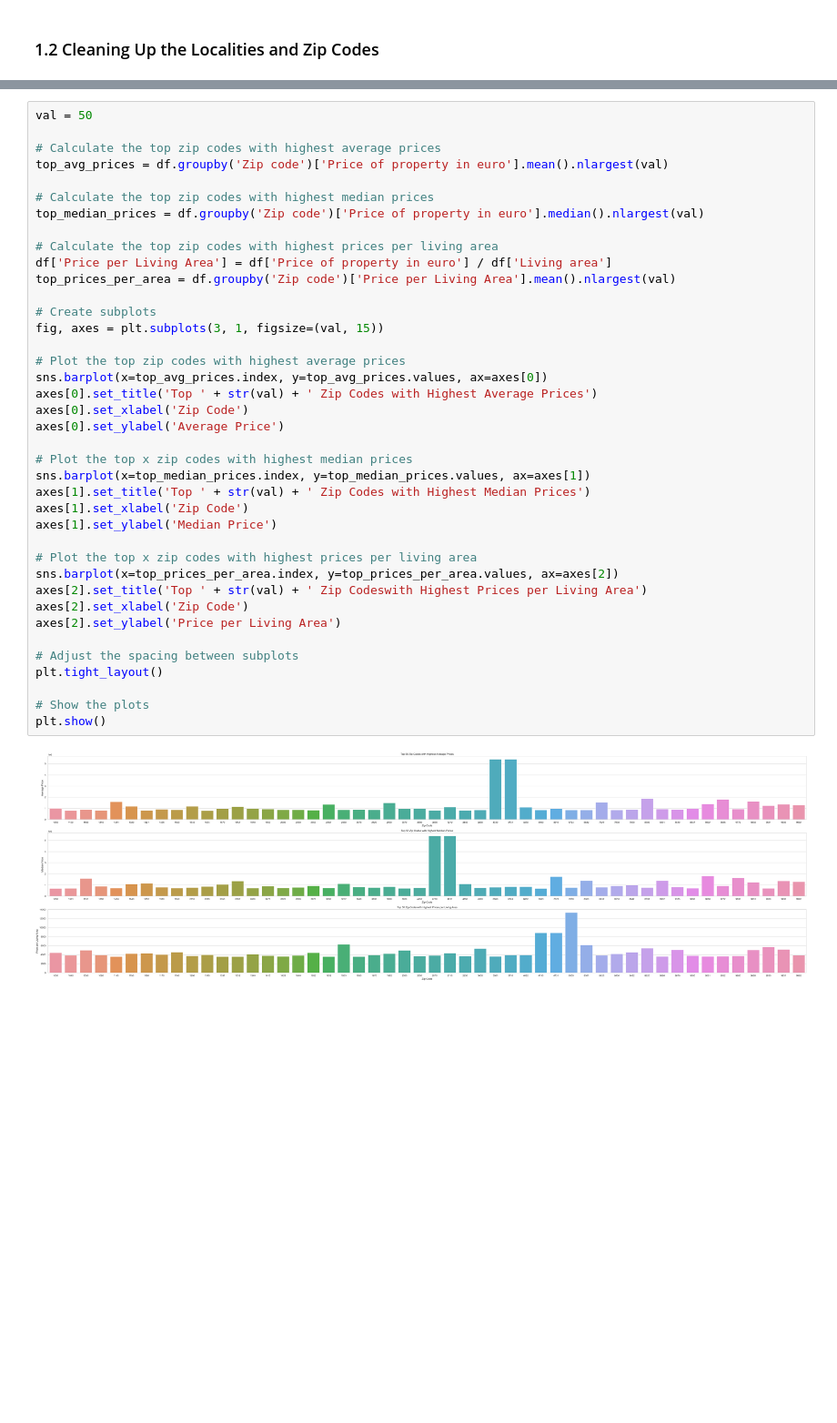
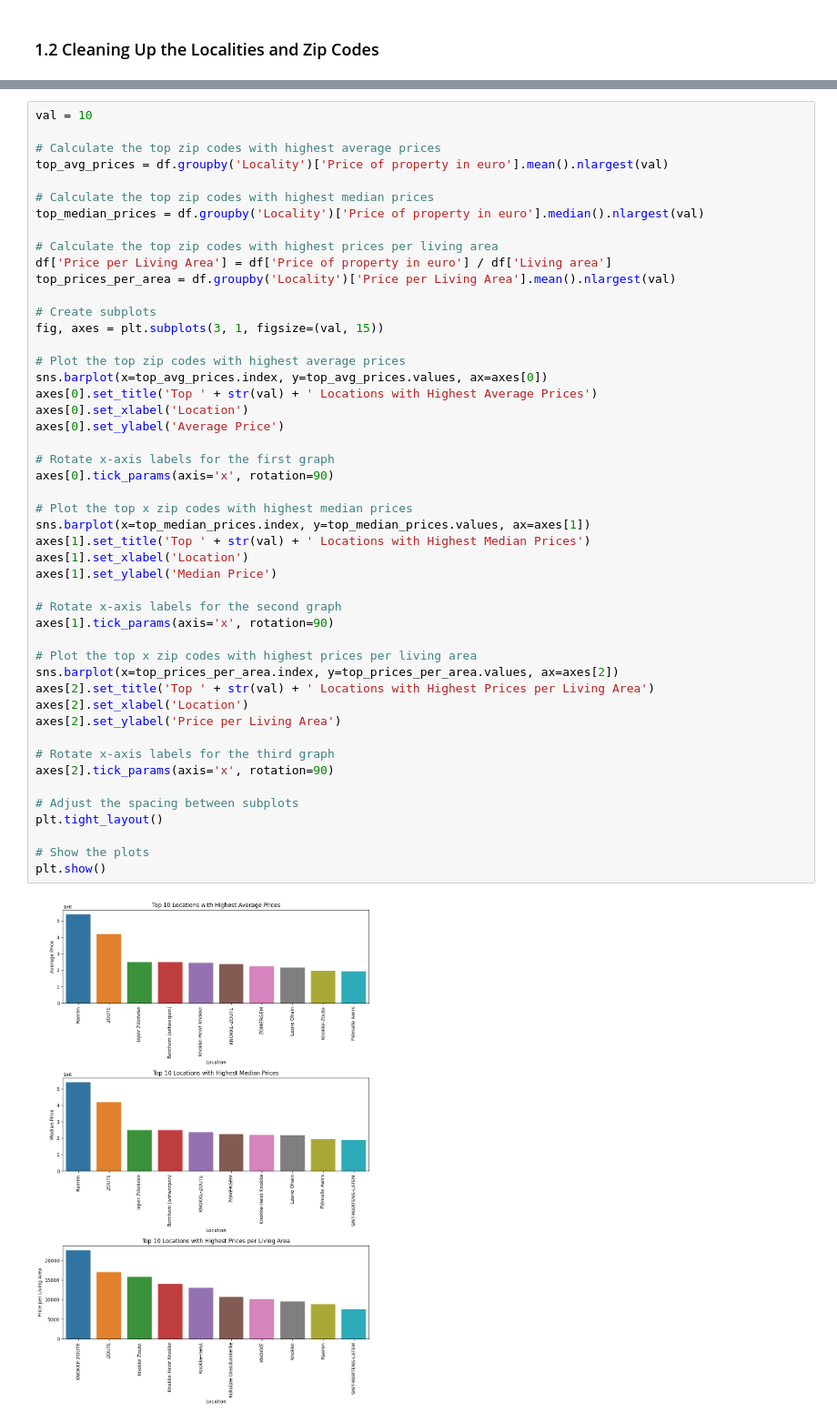
Before and after one commit to brammichielsen/challenge-regression, a Jupyter notebook: Eliza-2.ipynb, the cells around one changed output, grey strips where cells are left out. Shown at 91% size. Saved outputs shown, nothing was run; the diff lists cells and outputs as text; blank space fills up the shorter version.

Commit message:
Finished two additional graphs worth of data.

```diff
--- a/Eliza-2.ipynb
+++ b/Eliza-2.ipynb
@@ -79,41 +84,50 @@ display(df.head(5))
 # %%
-val = 50
+val = 10
 
 # Calculate the top zip codes with highest average prices
-top_avg_prices = df.groupby('Zip code')['Price of property in euro'].mean().nlargest(val)
+top_avg_prices = df.groupby('Locality')['Price of property in euro'].mean().nlargest(val)
 
 # Calculate the top zip codes with highest median prices
-top_median_prices = df.groupby('Zip code')['Price of property in euro'].median().nlargest(val)
+top_median_prices = df.groupby('Locality')['Price of property in euro'].median().nlargest(val)
 
 # Calculate the top zip codes with highest prices per living area
 df['Price per Living Area'] = df['Price of property in euro'] / df['Living area']
-top_prices_per_area = df.groupby('Zip code')['Price per Living Area'].mean().nlargest(val)
+top_prices_per_area = df.groupby('Locality')['Price per Living Area'].mean().nlargest(val)
 
 # Create subplots
 fig, axes = plt.subplots(3, 1, figsize=(val, 15))
 
 # Plot the top zip codes with highest average prices
 sns.barplot(x=top_avg_prices.index, y=top_avg_prices.values, ax=axes[0])
-axes[0].set_title('Top ' + str(val) + ' Zip Codes with Highest Average Prices')
-axes[0].set_xlabel('Zip Code')
+axes[0].set_title('Top ' + str(val) + ' Locations with Highest Average Prices')
+axes[0].set_xlabel('Location')
 axes[0].set_ylabel('Average Price')
+
+# Rotate x-axis labels for the first graph
+axes[0].tick_params(axis='x', rotation=90)
 
 # Plot the top x zip codes with highest median prices
 sns.barplot(x=top_median_prices.index, y=top_median_prices.values, ax=axes[1])
-axes[1].set_title('Top ' + str(val) + ' Zip Codes with Highest Median Prices')
-axes[1].set_xlabel('Zip Code')
+axes[1].set_title('Top ' + str(val) + ' Locations with Highest Median Prices')
+axes[1].set_xlabel('Location')
 axes[1].set_ylabel('Median Price')
+
+# Rotate x-axis labels for the second graph
+axes[1].tick_params(axis='x', rotation=90)
 
 # Plot the top x zip codes with highest prices per living area
 sns.barplot(x=top_prices_per_area.index, y=top_prices_per_area.values, ax=axes[2])
-axes[2].set_title('Top ' + str(val) + ' Zip Codeswith Highest Prices per Living Area')
-axes[2].set_xlabel('Zip Code')
+axes[2].set_title('Top ' + str(val) + ' Locations with Highest Prices per Living Area')
+axes[2].set_xlabel('Location')
 axes[2].set_ylabel('Price per Living Area')
+
+# Rotate x-axis labels for the third graph
+axes[2].tick_params(axis='x', rotation=90)
 
 # Adjust the spacing between subplots
 plt.tight_layout()
 
 # Show the plots
 plt.show()
 # %% [output]
-[figure, old version]
+[figure, new version]
```
Also changed, not shown: parts of 14 cells of this notebook, 1 other file.
